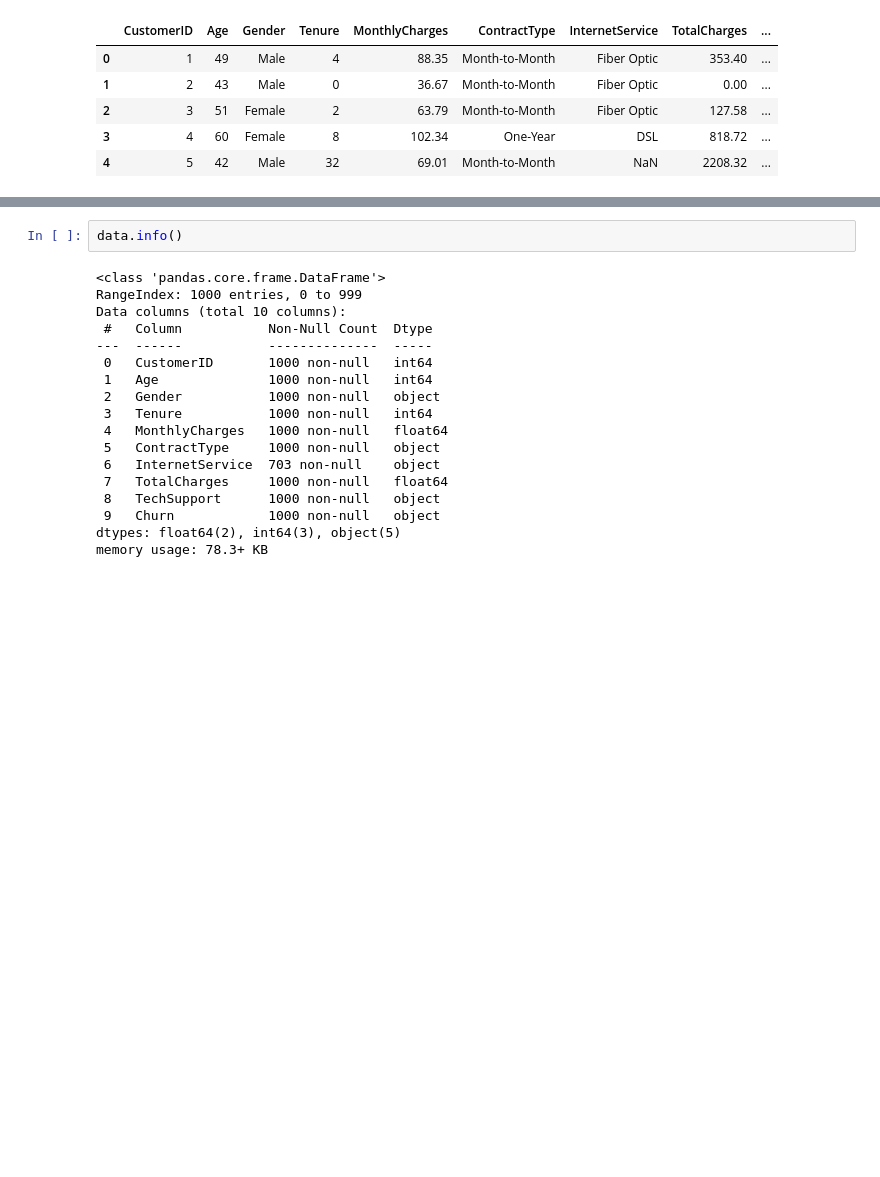
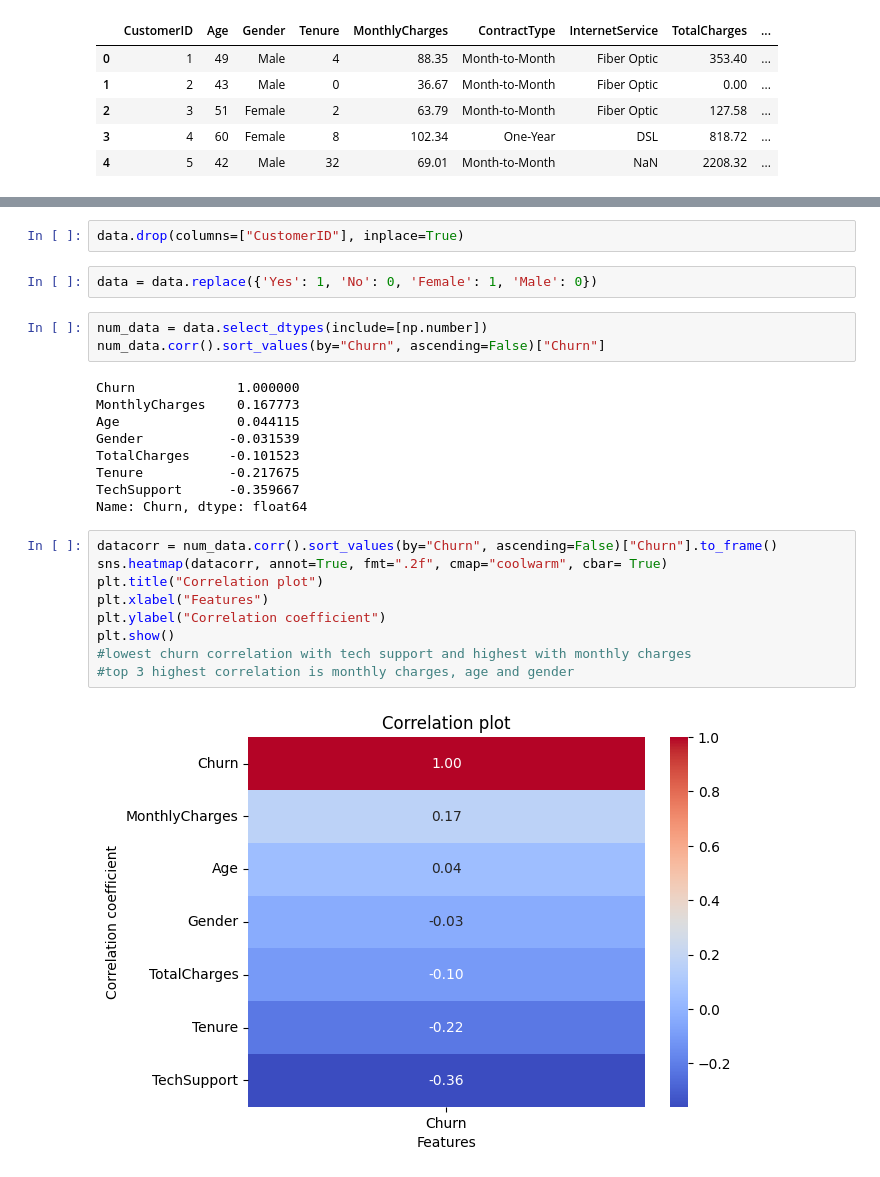
Before and after one commit to Japhletsandraj/Customer_Churn_Prediction-, a Jupyter notebook: main.ipynb, the cells around one changed output, grey strips where cells are left out. Cells and saved outputs as stored; diff of their text form; blank space fills up the shorter version.

```diff
--- a/main.ipynb
+++ b/main.ipynb
@@ -37,20 +61,27 @@ Name: InternetService, Length: 1000, dtype: object
+# %%
+data.drop(columns=["CustomerID"], inplace=True)
+# %%
+data = data.replace({'Yes': 1, 'No': 0, 'Female': 1, 'Male': 0})
 # %%
-data.info()
+num_data = data.select_dtypes(include=[np.number])
+num_data.corr().sort_values(by="Churn", ascending=False)["Churn"]
 # %% [output]
-<class 'pandas.core.frame.DataFrame'>
-RangeIndex: 1000 entries, 0 to 999
-Data columns (total 10 columns):
- #   Column           Non-Null Count  Dtype
----  ------           --------------  -----
- 0   CustomerID       1000 non-null   int64
- 1   Age              1000 non-null   int64
- 2   Gender           1000 non-null   object
- 3   Tenure           1000 non-null   int64
- 4   MonthlyCharges   1000 non-null   float64
- 5   ContractType     1000 non-null   object
- 6   InternetService  703 non-null    object
- 7   TotalCharges     1000 non-null   float64
- 8   TechSupport      1000 non-null   object
- 9   Churn            1000 non-null   object
-dtypes: float64(2), int64(3), object(5)
-memory usage: 78.3+ KB
+Churn             1.000000
+MonthlyCharges    0.167773
+Age               0.044115
+Gender           -0.031539
+TotalCharges     -0.101523
+Tenure           -0.217675
+TechSupport      -0.359667
+Name: Churn, dtype: float64
+# %%
+datacorr = num_data.corr().sort_values(by="Churn", ascending=False)["Churn"].to_frame()
+sns.heatmap(datacorr, annot=True, fmt=".2f", cmap="coolwarm", cbar= True)
+plt.title("Correlation plot")
+plt.xlabel("Features")
+plt.ylabel("Correlation coefficient")
+plt.show()
+#lowest churn correlation with tech support and highest with monthly charges
+#top 3 highest correlation is monthly charges, age and gender
+# %% [output]
+[figure, added]
```
Also changed, not shown: parts of 11 cells of this notebook.
